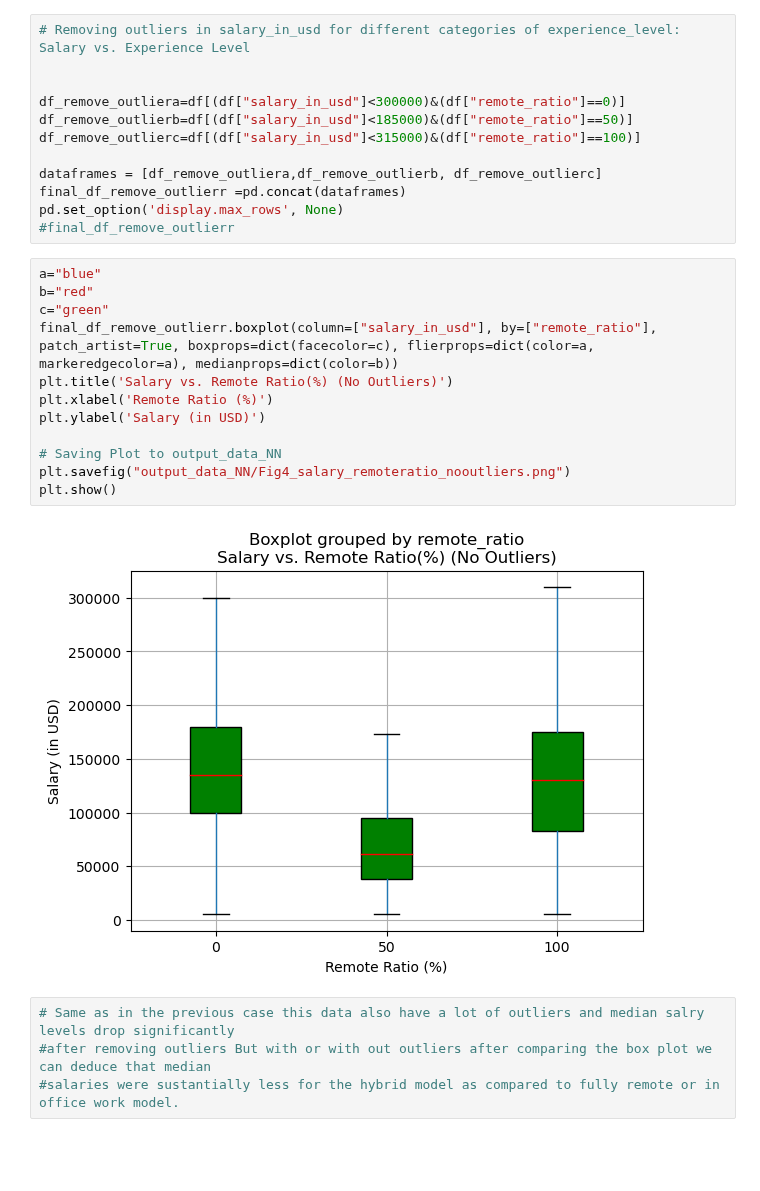
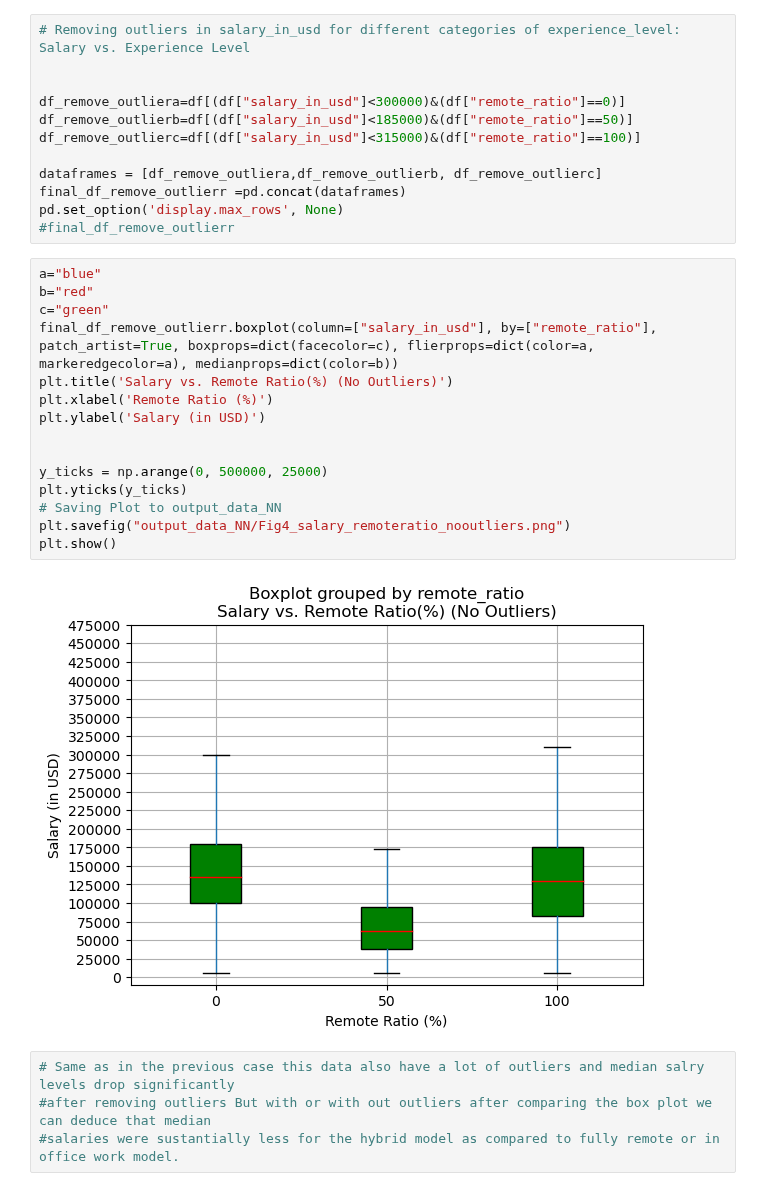
Before and after one commit to garimac12/project_acai, a Jupyter notebook: Project_NN.ipynb, the cells around one changed output. Saved outputs shown, nothing was run; the diff lists cells and outputs as text; blank space fills up the shorter version.

```diff
--- a/Project_NN.ipynb
+++ b/Project_NN.ipynb
@@ -314,17 +317,20 @@ pd.set_option('display.max_rows', None)
 # %%
 a="blue"
 b="red"
 c="green"
 final_df_remove_outlierr.boxplot(column=["salary_in_usd"], by=["remote_ratio"], patch_artist=True, boxprops=dict(facecolor=c), flierprops=dict(color=a, markeredgecolor=a), medianprops=dict(color=b))
 plt.title('Salary vs. Remote Ratio(%) (No Outliers)')
 plt.xlabel('Remote Ratio (%)')
 plt.ylabel('Salary (in USD)')
 
+
+y_ticks = np.arange(0, 500000, 25000)
+plt.yticks(y_ticks)
 # Saving Plot to output_data_NN
 plt.savefig("output_data_NN/Fig4_salary_remoteratio_nooutliers.png")
 plt.show()
 # %% [output]
-[figure, old version]
+[figure, new version]
 # %%
 # Same as in the previous case this data also have a lot of outliers and median salry levels drop significantly
 #after removing outliers But with or with out outliers after comparing the box plot we can deduce that median
```
Also changed, not shown: parts of 1 cell of this notebook.
